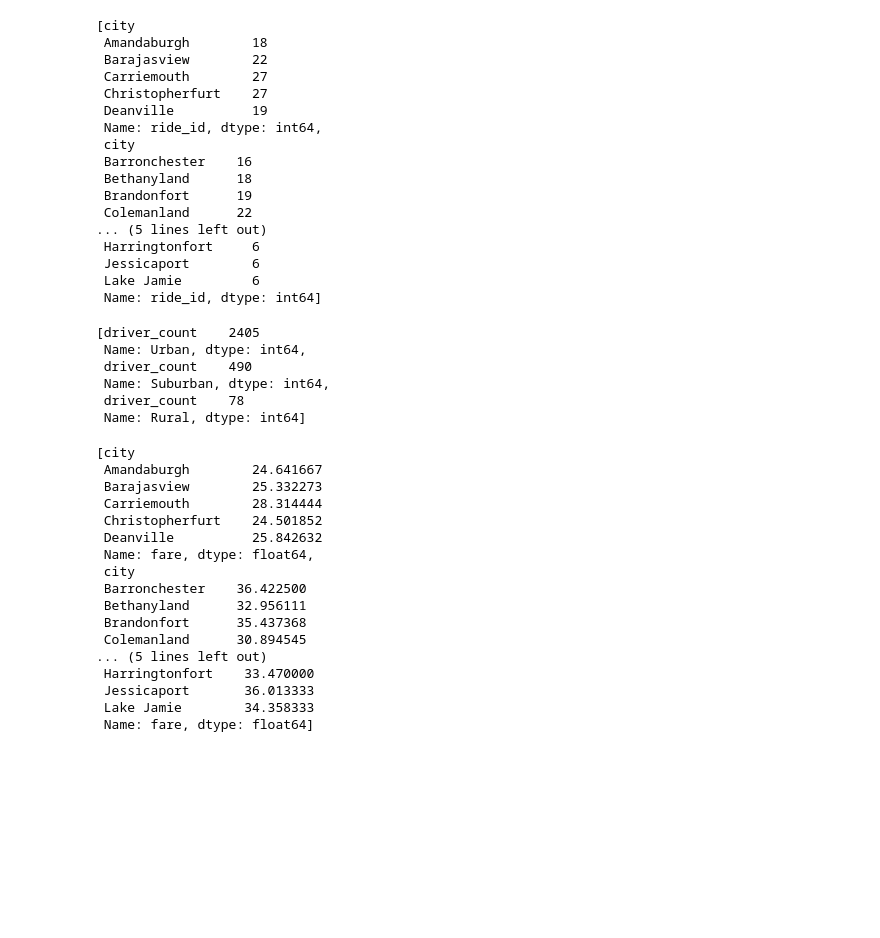
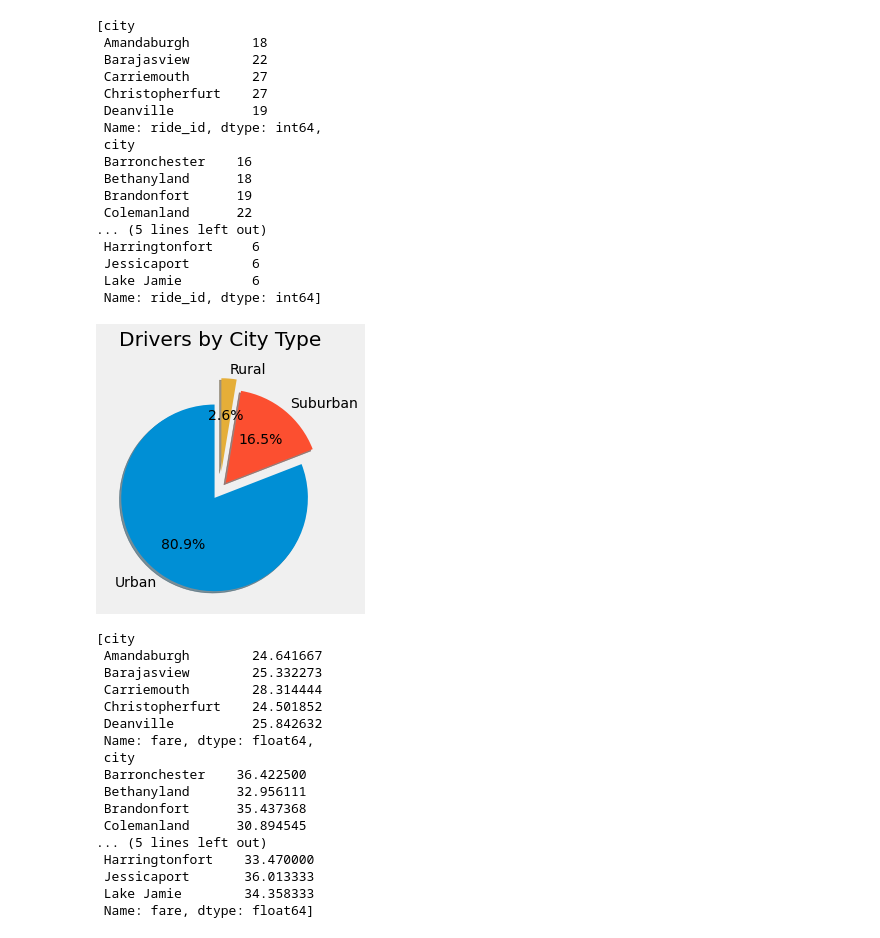
Before and after one commit to Benitoite/PyBer_Analysis, a Jupyter notebook: PyBer_Challenge.ipynb, the cells around one changed output. Cells and saved outputs as stored; diff of their text form; code cells hidden in the pictures; blank space fills up the shorter version.

Commit message:
Add the pie chart for the write-up.

```diff
--- a/PyBer_Challenge.ipynb
+++ b/PyBer_Challenge.ipynb
@@ -68,20 +68,20 @@ rural_ride_count = rural_cities_df.groupby(["city"]).count()["ride_id"]
 # %%
 # 2. Get the total drivers for each city type
 # Get the TOTAL number of drivers for each urban city.
 urban_driver_count = city_data_df.groupby('type').sum().loc['Urban']
 # Get the TOTAL number of drivers for each city for the suburban and rural cities.
 rural_driver_count = city_data_df.groupby('type').sum().loc['Rural']
 suburban_driver_count = city_data_df.groupby('type').sum().loc['Suburban']
 
 
-[urban_driver_count, suburban_driver_count, rural_driver_count]
+chartTheseData = [urban_driver_count.sum(), suburban_driver_count.sum(), rural_driver_count.sum()]
+
+plt.pie(chartTheseData, labels=['Urban', 'Suburban', 'Rural'], shadow= True, startangle=90, explode=[.1,.1,.2], autopct='%1.1f%%')
+plt.title('Drivers by City Type\n')
+plt.savefig('Resources/pie.jpg')
+plt.show()
 # %% [output]
-[driver_count    2405
- Name: Urban, dtype: int64,
- driver_count    490
- Name: Suburban, dtype: int64,
- driver_count    78
- Name: Rural, dtype: int64]
+[figure, added]
 # %%
 #  3. Get the total amount of fares for each city type
 # Get average fare for each city in the urban cities.
```
Also changed, not shown: 1 other file.
